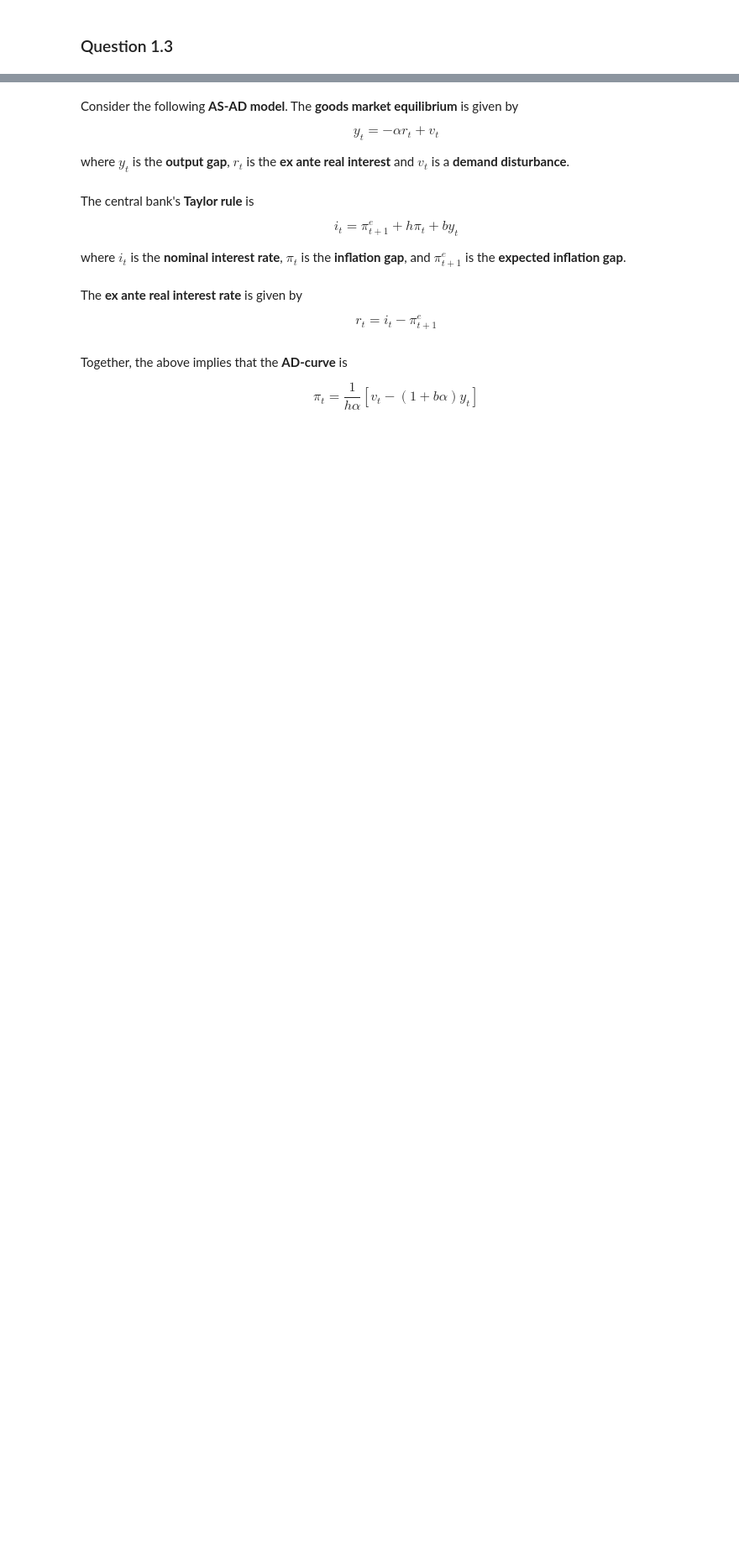
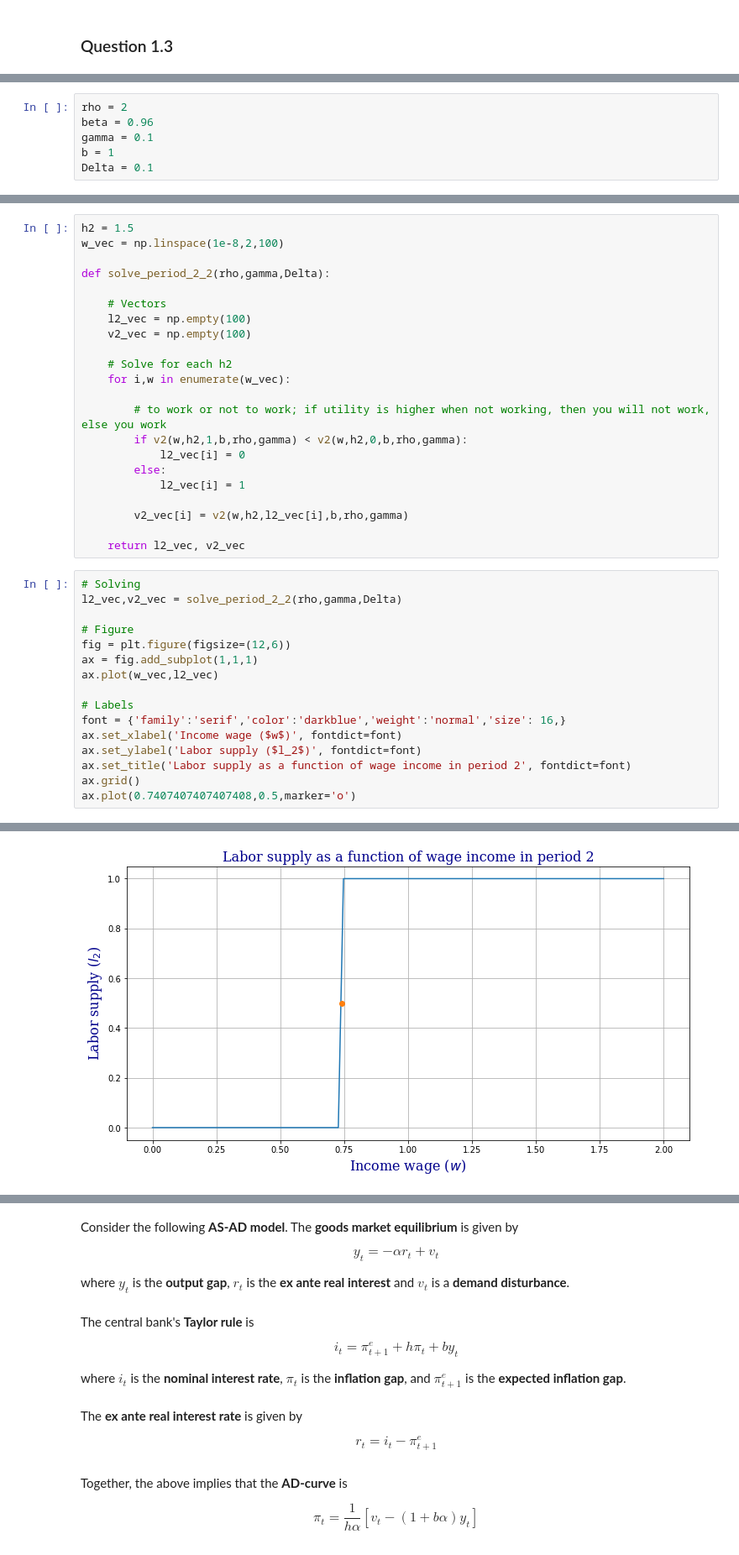
Before and after one commit to NumEconCopenhagen/projects-2019-nx31, a Jupyter notebook: examproject/examproject-T.ipynb, the cells around one changed output, grey strips where cells are left out. Shown at 84% size. Saved outputs shown, nothing was run; the diff lists cells and outputs as text; blank space fills up the shorter version.

```diff
--- a/examproject/examproject-T.ipynb
+++ b/examproject/examproject-T.ipynb
@@ -350,0 +352,6 @@ Plot wage på x of labor sup på y...
+# %%
+rho = 2
+beta = 0.96
+gamma = 0.1
+b = 1
+Delta = 0.1
@@ -350,0 +388,39 @@ Plot wage på x of labor sup på y...
+# %%
+h2 = 1.5
+w_vec = np.linspace(1e-8,2,100)
+
+def solve_period_2_2(rho,gamma,Delta):
+
+    # Vectors
+    l2_vec = np.empty(100)
+    v2_vec = np.empty(100)
+
+    # Solve for each h2
+    for i,w in enumerate(w_vec):
+
+        # to work or not to work; if utility is higher when not working, then you will not work, else you work
+        if v2(w,h2,1,b,rho,gamma) < v2(w,h2,0,b,rho,gamma):
+            l2_vec[i] = 0
+        else:
+            l2_vec[i] = 1
+
+        v2_vec[i] = v2(w,h2,l2_vec[i],b,rho,gamma)
+
+    return l2_vec, v2_vec
+# %%
+# Solving
+l2_vec,v2_vec = solve_period_2_2(rho,gamma,Delta)
+
+# Figure
+fig = plt.figure(figsize=(12,6))
+ax = fig.add_subplot(1,1,1)
+ax.plot(w_vec,l2_vec)
+
+# Labels
+font = {'family':'serif','color':'darkblue','weight':'normal','size': 16,}
+ax.set_xlabel('Income wage ($w$)', fontdict=font)
+ax.set_ylabel('Labor supply ($l_2$)', fontdict=font)
+ax.set_title('Labor supply as a function of wage income in period 2', fontdict=font)
+ax.grid()
+ax.plot(0.7407407407407408,0.5,marker='o')
+# %% [output]
@@ -350,0 +428 @@ Plot wage på x of labor sup på y...
+[figure, added]
```
Also changed, not shown: parts of 51 cells of this notebook.
